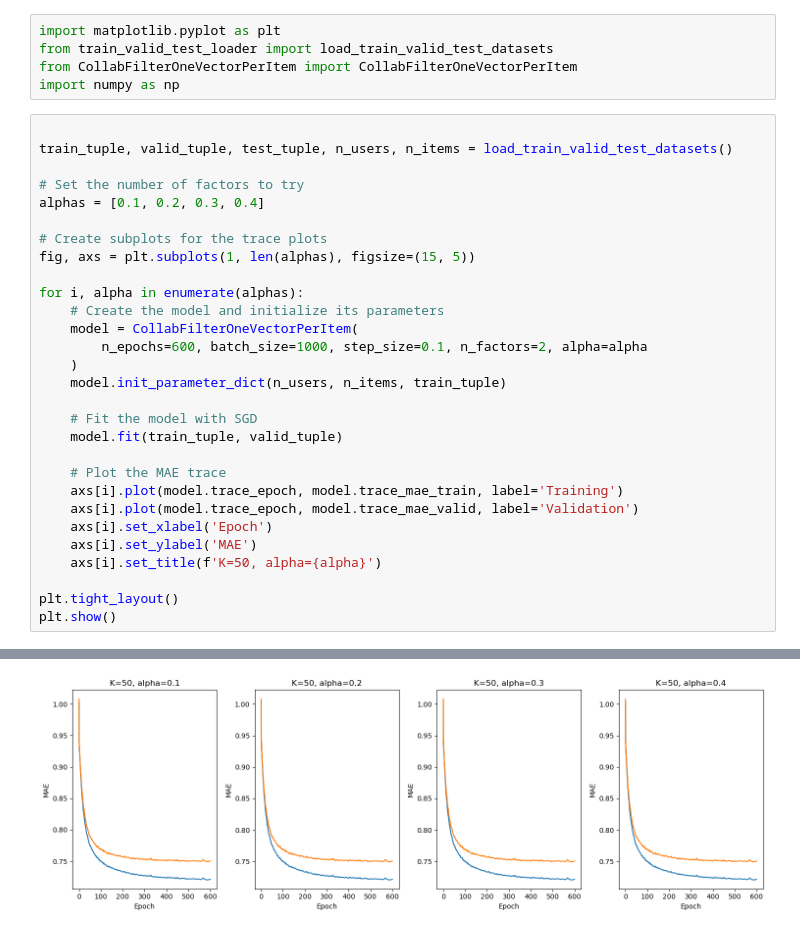
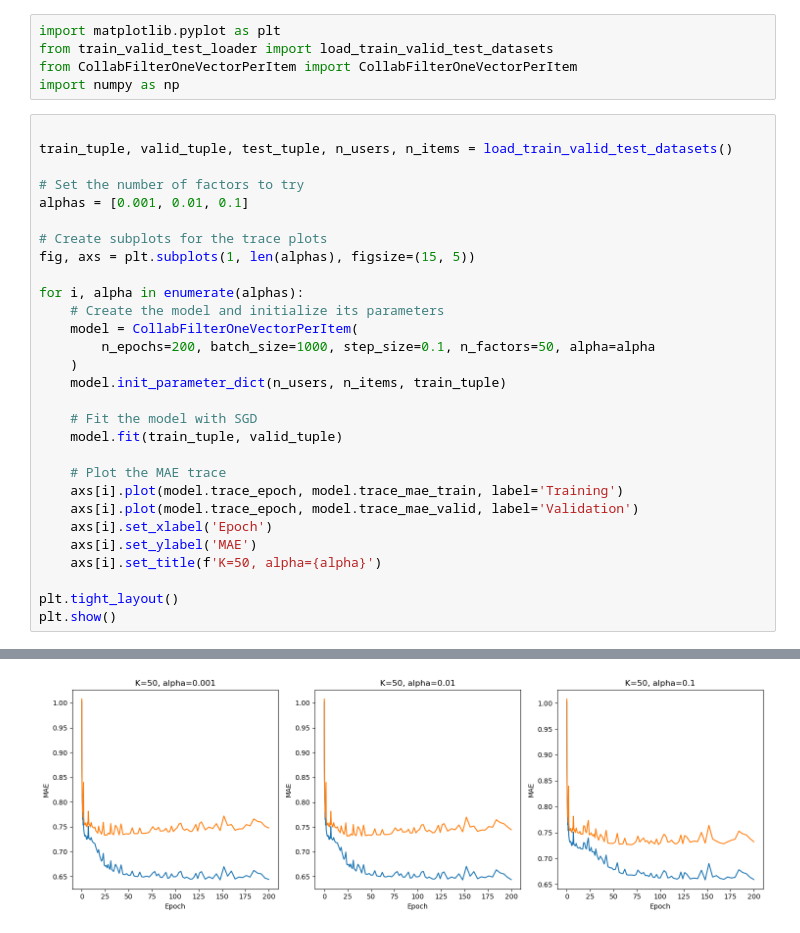
Before and after one commit to joseph280996/Recommendation-Systems, a Jupyter notebook: src_starter/Part1c.ipynb, the cells around one changed output, grey strips where cells are left out. Drawn from its saved outputs; the diff is of its cells as text.

```diff
--- a/src_starter/Part1c.ipynb
+++ b/src_starter/Part1c.ipynb
@@ -8,7 +8,7 @@ import numpy as np
 train_tuple, valid_tuple, test_tuple, n_users, n_items = load_train_valid_test_datasets()
 
 # Set the number of factors to try
-alphas = [0.1, 0.2, 0.3, 0.4]
+alphas = [0.001, 0.01, 0.1]
 
 # Create subplots for the trace plots
 fig, axs = plt.subplots(1, len(alphas), figsize=(15, 5))
@@ -16,7 +16,7 @@ fig, axs = plt.subplots(1, len(alphas), figsize=(15, 5))
 for i, alpha in enumerate(alphas):
     # Create the model and initialize its parameters
     model = CollabFilterOneVectorPerItem(
-        n_epochs=600, batch_size=1000, step_size=0.1, n_factors=2, alpha=alpha
+        n_epochs=200, batch_size=1000, step_size=0.1, n_factors=50, alpha=alpha
     )
     model.init_parameter_dict(n_users, n_items, train_tuple)
 
@@ -53,4 +53,4 @@ epoch     599.986 | loss_total     0.83304 | train_AUC    0.79216 | train_MAE
-[figure, old version]
+[figure, new version]
 # %%
 train_tuple, valid_tuple, test_tuple, n_users, n_items = load_train_valid_test_datasets()
 
```
Also changed, not shown: parts of 3 cells of this notebook, 5 other files.
